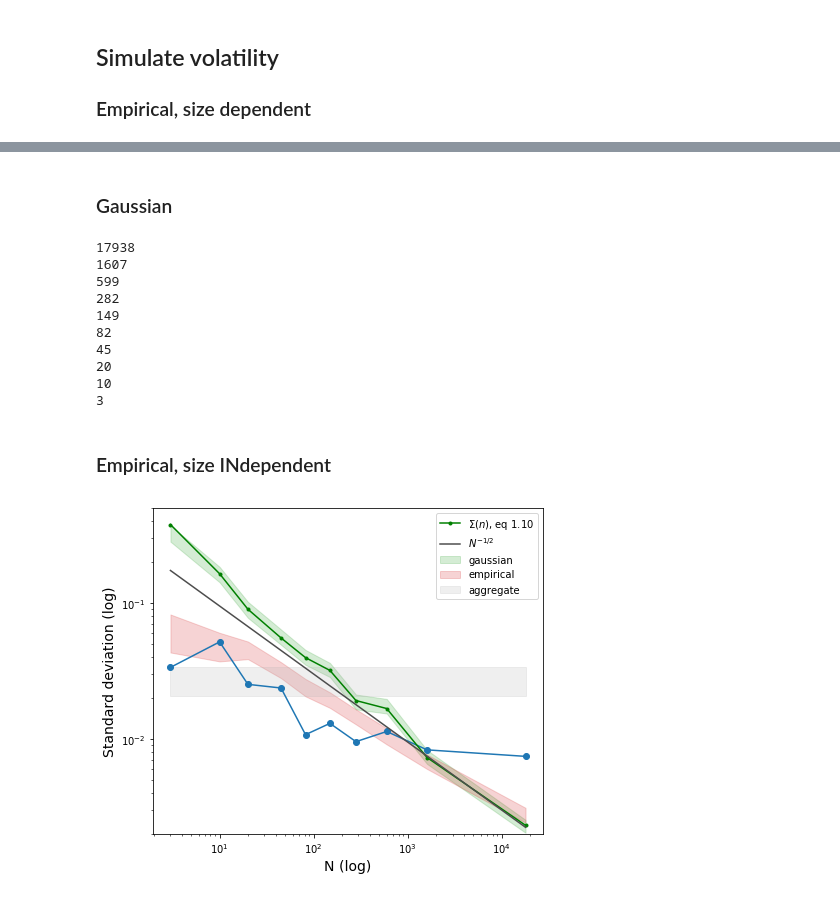
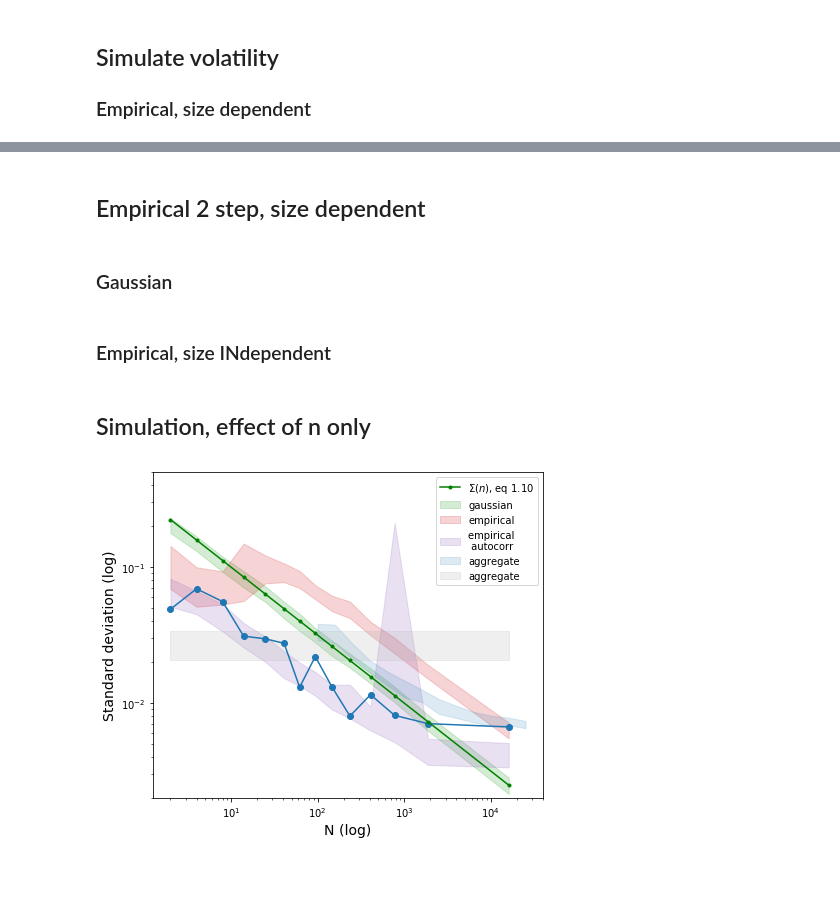
Before and after one commit to matuteiglesias/French_exports_bkp, a Jupyter notebook: code/notebooks/Std of quantiles.ipynb, the cells around one changed output, grey strips where cells are left out. Drawn from its saved outputs; the diff is of its cells as text; code cells hidden in the pictures.

```diff
--- a/code/notebooks/Std of quantiles.ipynb
+++ b/code/notebooks/Std of quantiles.ipynb
@@ -101,12 +126,12 @@ stds = stds.append(pd.Series({len(stds): stds.loc[len(stds) - 1]}))
 ax.step((2013 - 1997)*stds.index, stds, where='post', label='post', color = 'r', lw = 1, zorder = -20)
 ax.step((2013 - 1997)*stds.index, -stds, where='post', label='post', color = 'r', lw = 1, zorder = -20)
 
-for l in range(Q + 1):
+for l in range(I + 1):
     ax.axvline((2013 - 1997)*l, c = '.9', linestyle = '-', zorder = -10)
 
 ax.set_ylim(-.3, .25)
 
-for q in range(Q):
+for q in range(I):
 #     print()
     ax.annotate('q: '+str(q),
             xy=(16*q + 8, -.2), ha="center", fontsize=14)
@@ -131,7 +156,8 @@ g_rates_result_list = []
 
 for bin_, n in enumerate(N.values):
     bin_s = np.log10(sizes_median.iloc[bin_])
-    g_rates = df_level_g.loc[abs(df_level_g.annual_log - bin_s) < .25].dropna()['annual_logdiff'].clip(-1, 1)
+    g_rates = df_level_g.loc[abs(df_level_g.annual_log - bin_s) < .45].dropna()
+    g_rates = g_rates['annual_logdiff'].clip(-1.5, 1.5)
     g_rates_result_list += [pd.Series(g_rates).describe()]
 
     g_rates_val = g_rates.values
@@ -168,0 +184,2 @@ result = result.T
+# %% [markdown]
+## Empirical 2 step, size dependent
@@ -176,8 +232,9 @@ g_rates_result_list = []
 
 for bin_, n in enumerate(N.values):
     bin_s = np.log10(sizes_median.iloc[bin_])
-    bin_std = std.iloc[bin_]
-#     print(n)
+#     bin_std = std.iloc[bin_]
+    bin_std = std.median() # same std for all gaussian approxs
+
     mu0 = bin_s
     x0 = mu0*np.ones(n)
 
@@ -196,17 +253,6 @@ for bin_, n in enumerate(N.values):
 result2 = pd.DataFrame(pd.concat(result_list, axis = 1))
 result2.columns = N.values
 result2 = result2.T
-# %% [output]
-17938
-1607
-599
-282
-149
-82
-45
-20
-10
-3
 # %% [markdown]
 ### Empirical, size INdependent
 # %%
@@ -260,3 +306,23 @@ def distrib(sigmas):
     return result
 
 ### ns = np.round((.3/y)**2)
+# %% [markdown]
+## Simulation, effect of n only
+# %%
+cuadroq1 = cuadro.drop('quantile', axis = 1).loc[cuadro['quantile'] == cuadro['quantile'].sort_values().values[0]]
+# cuadroq1['quantile'] = pd.cut(cuadroq1.mean(1).sort_values().cumsum()**(1/2), Q)
+
+std_sample = []; n_sample = [];
+for m in range(50):
+    for l in np.arange(2, 4.4, .2):
+        n = int(np.round(np.power(10, l)))
+        q_chunk_sum = cuadroq1.sample(n, replace = True).sum()
+        sample_diff = np.log10(q_chunk_sum).replace(-np.inf, np.nan).replace(np.inf, np.nan).diff()#
+        sample_diff_dem = (sample_diff - quantile_diff.median(1)) # I subtract the median of the years...
+        std_sample += [sample_diff_dem.std()]
+        n_sample += [n]
+
+x_ = np.array(n_sample)
+y_ = np.array(std_sample)
+
+sample_size_test = pd.DataFrame([x_, y_], index = ['N', 'std']).T.groupby('N').describe()['std']
@@ -270,6 +346,7 @@ ax.plot(x, y, marker = 'o')
 
 # # Gaussian expectation with the sigma of each bin
 sigma = std
+sigma = std.median()
 sigma_correg = np.sqrt((np.exp(sigma**2))*(np.exp(sigma**2) - 1))
 ax.plot(x, sigma_correg/np.sqrt(x), marker = '.', c = 'g', label = r'$\Sigma(n)$, eq 1.10') # we can confirm it's a good approx
 # ax.plot(x, std/np.sqrt(x), marker = '.', c= 'g')
@@ -280,37 +357,44 @@ ax.fill_between(x, result2['25%'], result2['75%'], color = '#2ca02c', alpha = .2
 # this is from using EMPIRICAL growth rates around each size to simulate the std
 ax.fill_between(x, result['25%'], result['75%'], color = '#d62728', alpha = .2, label = 'empirical')
 
+# this is from using EMPIRICAL 2 STEP growth rates around each size to simulate the std
+ax.fill_between(x, result1['25%'], result1['75%'], color = '#9467bd', alpha = .2, label = 'empirical \n autocorr')
+
 # # this is from using EMPIRICAL growth rates around each size to simulate the std
 # ax.fill_between(x, result3['25%'], result3['75%'], color = '#9467bd', alpha = .2, label = 'empirical \n constant g')
+# What happens here is in the end it's like using the massive smaller quantile. as it weighs much more.
+
+# this is from changing sample size, with the same composition of the quantile of many small firms
+ax.fill_between(sample_size_test.index, sample_size_test['75%'], sample_size_test['25%'], color = '#1f77b4', alpha = .15, label = 'aggregate')
 
 # This is the simulated (distrib function) std of the dataset made of all quantiles
 # ax.axhline(np.std(distrib(stds.values)), c = '.5', linestyle = ':')
 
 # This is the aggregate std (the quantity we want to explain). However it could have A LOT of error
 # We could estimate some error bar under gaussian hypothesis
 agg_volatility = np.log10(cuadro.sum()).diff().dropna()
 ax.fill_between(x, agg_volatility.std(), agg_volatility.drop(2009).std(), color = '.7', alpha = .2, label = 'aggregate')
 
 # If it doesnt coincide with the grey dotted above it's because quantiles are not 'lognormal'
 # which we have kind of seem becuse the grey line is better than the greens
 
 # # custom
 # ax.plot(x, .108/np.sqrt(x), linestyle = '--', c = 'r', zorder = 10) #.118 lets the whole dataset std match the empirical blue
 # ax.plot(x, .765/np.sqrt(x), linestyle = '--', c = 'r', zorder = 10) #
-ax.plot(x, .3/np.sqrt(x), linestyle = '-', c = '.3', zorder = 10, label = r'${N}^{-1/2}$') #
+# ax.plot(x, .3/np.sqrt(x), linestyle = '-', c = '.3', zorder = 10, label = r'${N}^{-1/2}$') #
 
 ax.set_xlabel('N (log)', fontsize = 14)
 ax.set_ylabel('Standard deviation (log)', fontsize = 14)
 ax.legend()
 plt.xscale('log')
 plt.yscale('log')
 plt.ylim(0.002, .5)
 
-plt.savefig('./../../../thesis_writing/figures/quantiles_std_bands.png', dpi = 300)
+# plt.savefig('./../../../thesis_writing/figures/quantiles_std_bands.png', dpi = 300)
 
 plt.show()
 # %% [output]
-[figure, old version]
+[figure, new version]
 # %%
 # colors
 
```
Also changed, not shown: parts of 23 cells of this notebook, 10 other files.
